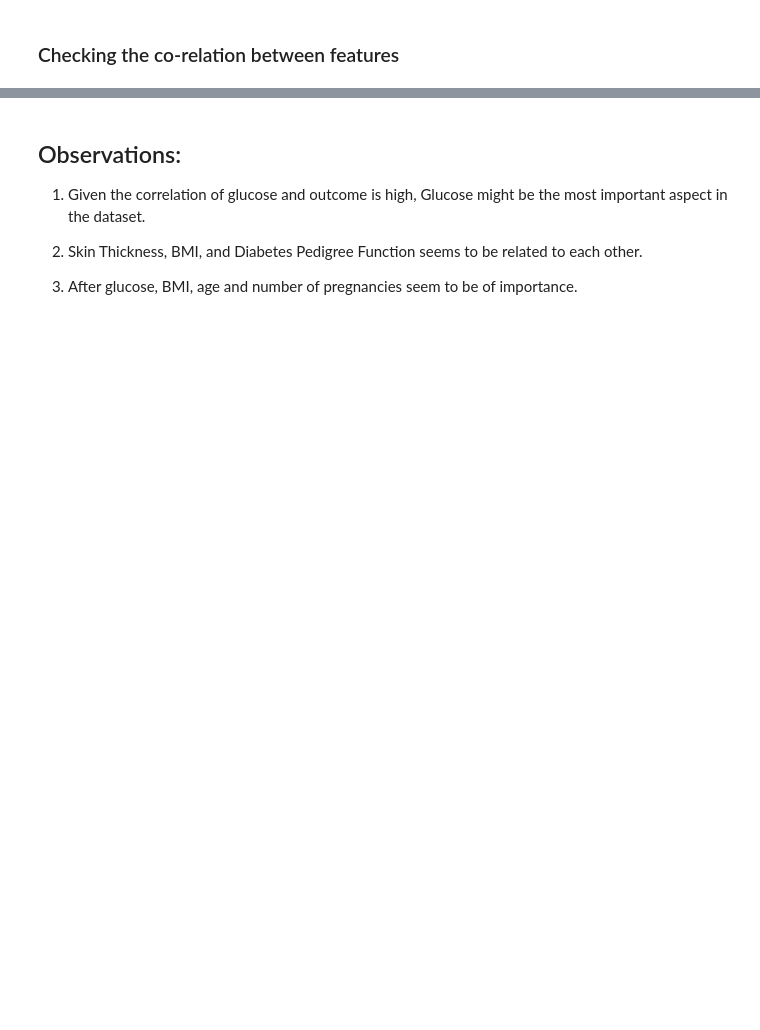
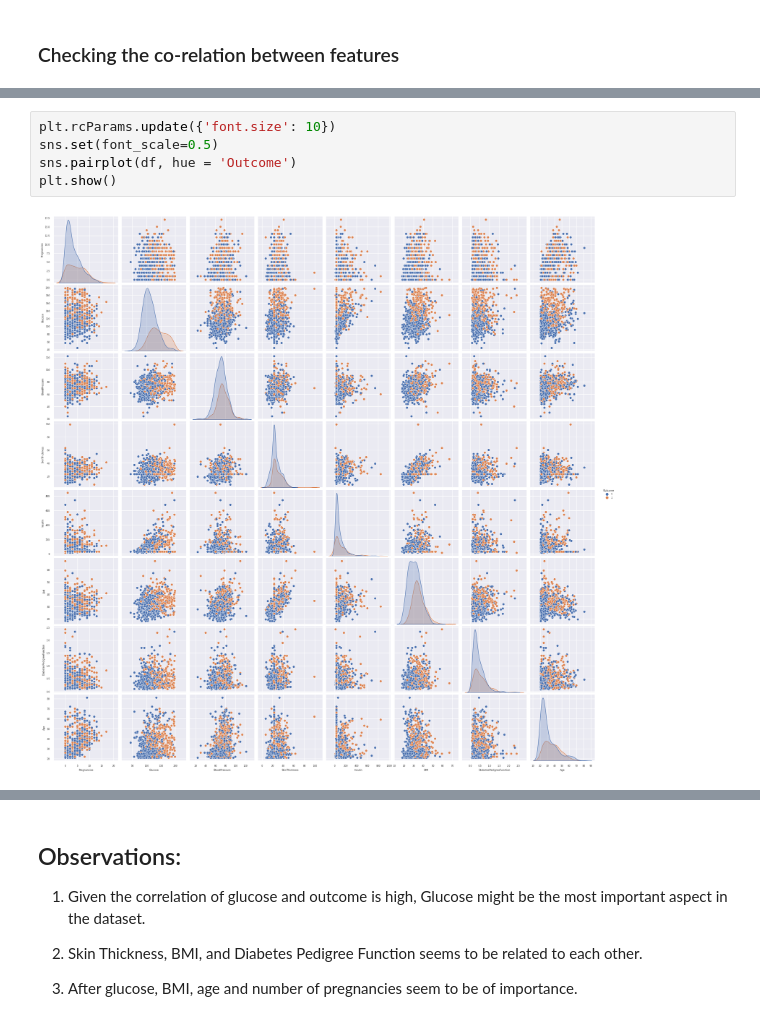
Before and after one commit to tanmy-sharma/DiabetesPrediction, a Jupyter notebook: Diabetes.ipynb, the cells around one changed output, grey strips where cells are left out. Saved outputs shown, nothing was run; the diff lists cells and outputs as text; blank space fills up the shorter version.

```diff
--- a/Diabetes.ipynb
+++ b/Diabetes.ipynb
@@ -141,0 +168,7 @@ sns.heatmap(df.corr(), annot = True)
+# %%
+plt.rcParams.update({'font.size': 10})
+sns.set(font_scale=0.5)
+sns.pairplot(df, hue = 'Outcome')
+plt.show()
+# %% [output]
+[figure, added]
```
Also changed, not shown: parts of 59 cells of this notebook.
